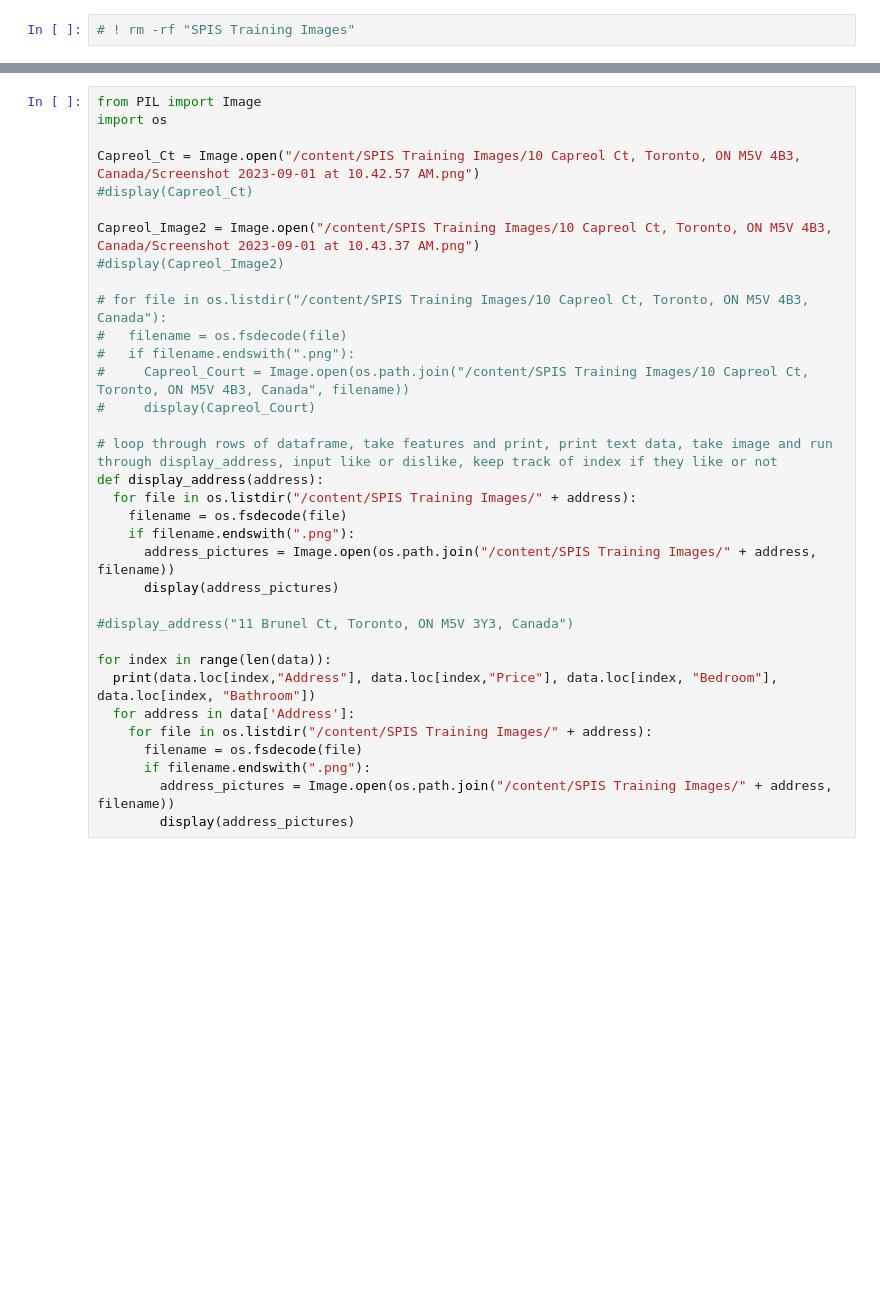
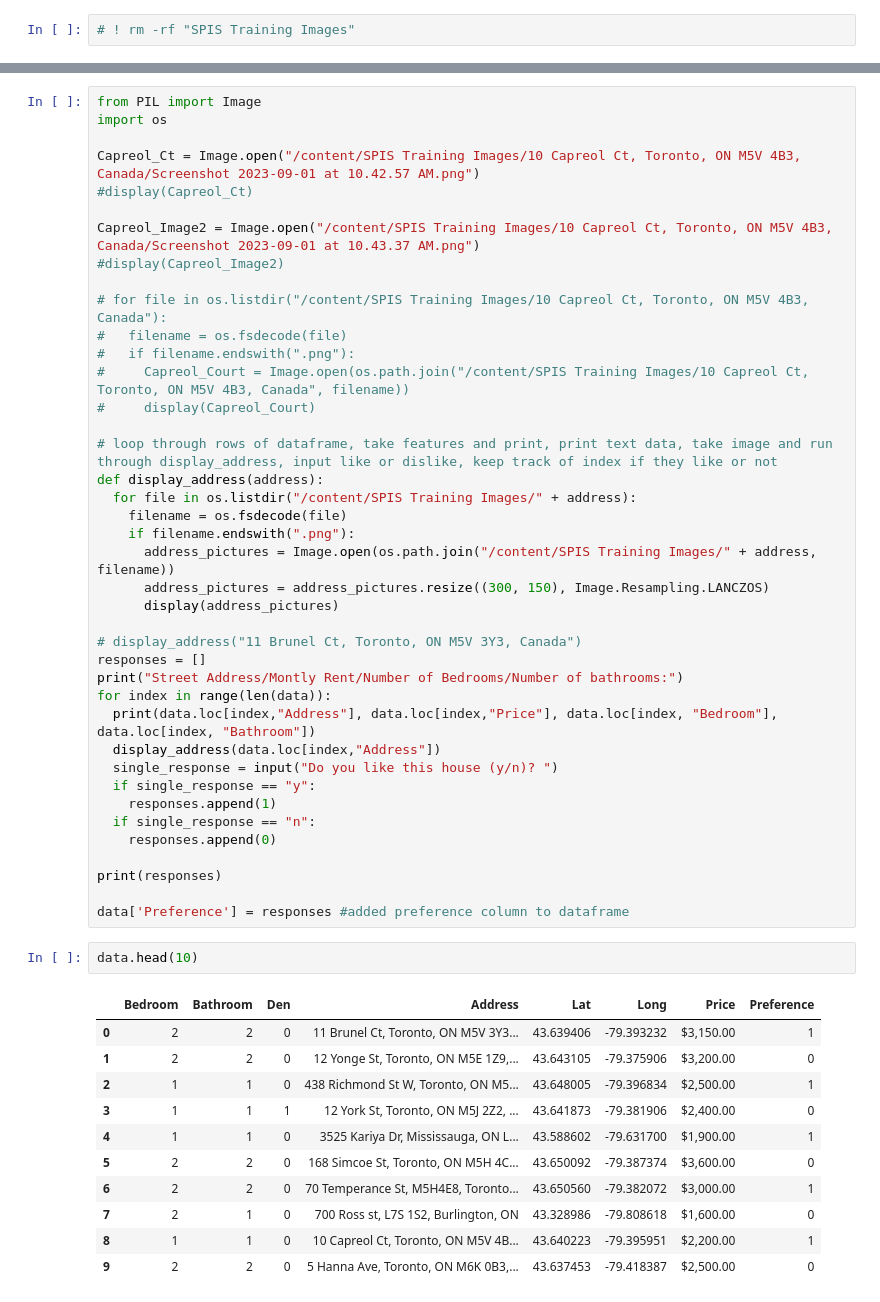
Before and after one commit to jeremyjcheng/Apartment-Finder, a Jupyter notebook: CasaCrawlers.ipynb, the cells around one changed output, grey strips where cells are left out. Cells and saved outputs as stored; diff of their text form; blank space fills up the shorter version.

```diff
--- a/CasaCrawlers.ipynb
+++ b/CasaCrawlers.ipynb
@@ -47,15 +73,35 @@ def display_address(address):
     filename = os.fsdecode(file)
     if filename.endswith(".png"):
       address_pictures = Image.open(os.path.join("/content/SPIS Training Images/" + address, filename))
+      address_pictures = address_pictures.resize((300, 150), Image.Resampling.LANCZOS)
       display(address_pictures)
 
-#display_address("11 Brunel Ct, Toronto, ON M5V 3Y3, Canada")
-
+# display_address("11 Brunel Ct, Toronto, ON M5V 3Y3, Canada")
+responses = []
+print("Street Address/Montly Rent/Number of Bedrooms/Number of bathrooms:")
 for index in range(len(data)):
   print(data.loc[index,"Address"], data.loc[index,"Price"], data.loc[index, "Bedroom"], data.loc[index, "Bathroom"])
-  for address in data['Address']:
-    for file in os.listdir("/content/SPIS Training Images/" + address):
-      filename = os.fsdecode(file)
-      if filename.endswith(".png"):
-        address_pictures = Image.open(os.path.join("/content/SPIS Training Images/" + address, filename))
-        display(address_pictures)
+  display_address(data.loc[index,"Address"])
+  single_response = input("Do you like this house (y/n)? ")
+  if single_response == "y":
+    responses.append(1)
+  if single_response == "n":
+    responses.append(0)
+
+print(responses)
+
+data['Preference'] = responses #added preference column to dataframe
+# %%
+data.head(10)
+# %% [output]
+|  | Bedroom | Bathroom | Den | Address | Lat | Long | Price | Preference |
+| 0 | 2 | 2 | 0 | 11 Brunel Ct, Toronto, ON M5V 3Y3... | 43.639406 | -79.393232 | $3,150.00 | 1 |
+| 1 | 2 | 2 | 0 | 12 Yonge St, Toronto, ON M5E 1Z9,... | 43.643105 | -79.375906 | $3,200.00 | 0 |
+| 2 | 1 | 1 | 0 | 438 Richmond St W, Toronto, ON M5... | 43.648005 | -79.396834 | $2,500.00 | 1 |
+| 3 | 1 | 1 | 1 | 12 York St, Toronto, ON M5J 2Z2, ... | 43.641873 | -79.381906 | $2,400.00 | 0 |
+| 4 | 1 | 1 | 0 | 3525 Kariya Dr, Mississauga, ON L... | 43.588602 | -79.631700 | $1,900.00 | 1 |
+| 5 | 2 | 2 | 0 | 168 Simcoe St, Toronto, ON M5H 4C... | 43.650092 | -79.387374 | $3,600.00 | 0 |
+| 6 | 2 | 2 | 0 | 70 Temperance St, M5H4E8, Toronto... | 43.650560 | -79.382072 | $3,000.00 | 1 |
+| 7 | 2 | 1 | 0 | 700 Ross st, L7S 1S2, Burlington, ON | 43.328986 | -79.808618 | $1,600.00 | 0 |
+| 8 | 1 | 1 | 0 | 10 Capreol Ct, Toronto, ON M5V 4B... | 43.640223 | -79.395951 | $2,200.00 | 1 |
+| 9 | 2 | 2 | 0 | 5 Hanna Ave, Toronto, ON M6K 0B3,... | 43.637453 | -79.418387 | $2,500.00 | 0 |
```
Also changed, not shown: parts of 8 cells of this notebook.
